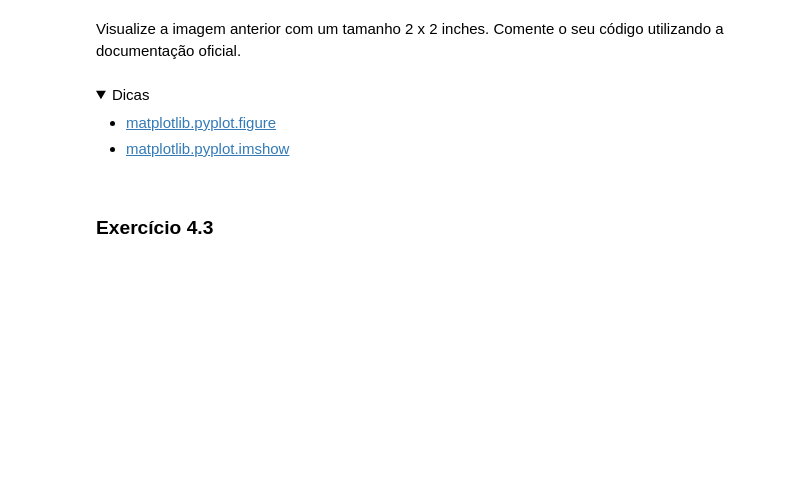
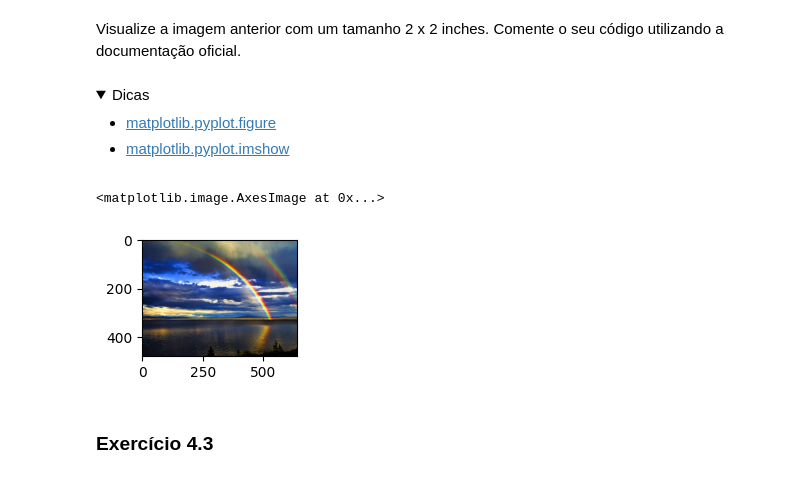
Before and after one commit to UNICAMP-EA979/2026s1-pi01-numpy-beatrizbarbosay, a Jupyter notebook: Atividade.ipynb, the cells around one changed output. Cells and saved outputs as stored; diff of their text form; code cells hidden in the pictures; folded sections open; blank space fills up the shorter version.

```diff
--- a/Atividade.ipynb
+++ b/Atividade.ipynb
@@ -427,0 +426,5 @@ Converta a imagem **img** para um array do numpy, printe o número de dimensões
+# %%
+img_np = np.array(img) #essa funcoes extraem todas as informações da imagem depois dela ter sido transformada em array
+print("Dimensões:", img_np.ndim)
+print("Shape (Altura, Largura, Canais):", img_np.shape)
+print("Tipo de dado (dtype):", img_np.dtype)
@@ -442,3 +447,9 @@ Visualize a imagem anterior com um tamanho 2 x 2 inches. Comente o seu código u
+# %%
+plt.figure(figsize=(2, 2)) #define o tamanho
+plt.imshow(img_np)
+# %% [output]
+<matplotlib.image.AxesImage at 0x...>
+[figure, added]
 # %% [markdown]
 ### Exercício 4.3
 # %% [markdown]
```
Also changed, not shown: parts of 5 cells of this notebook.
